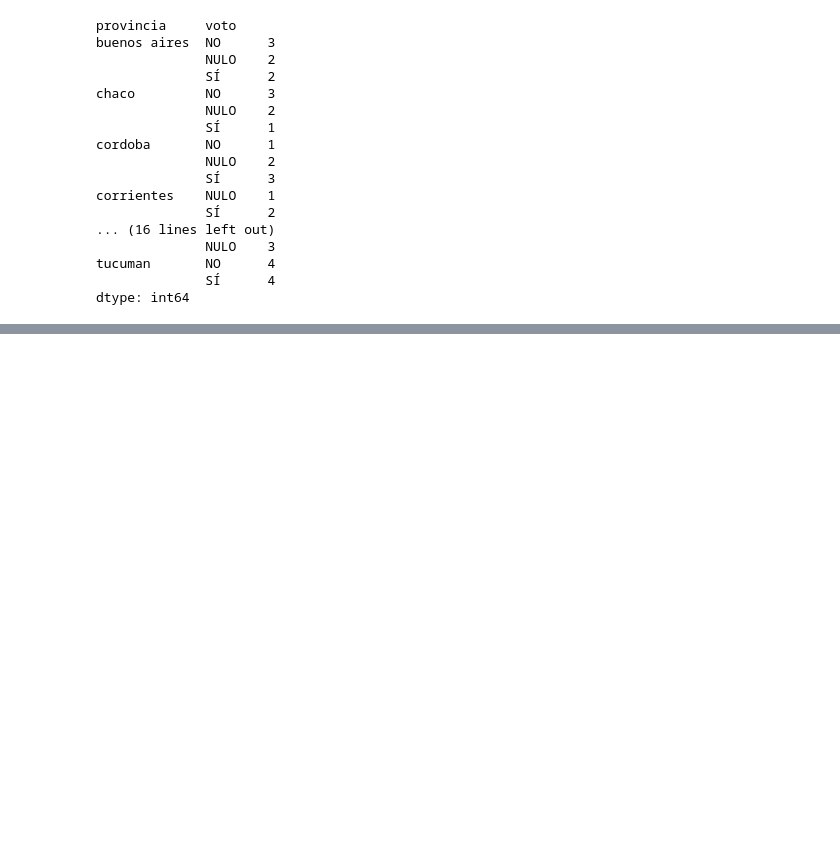
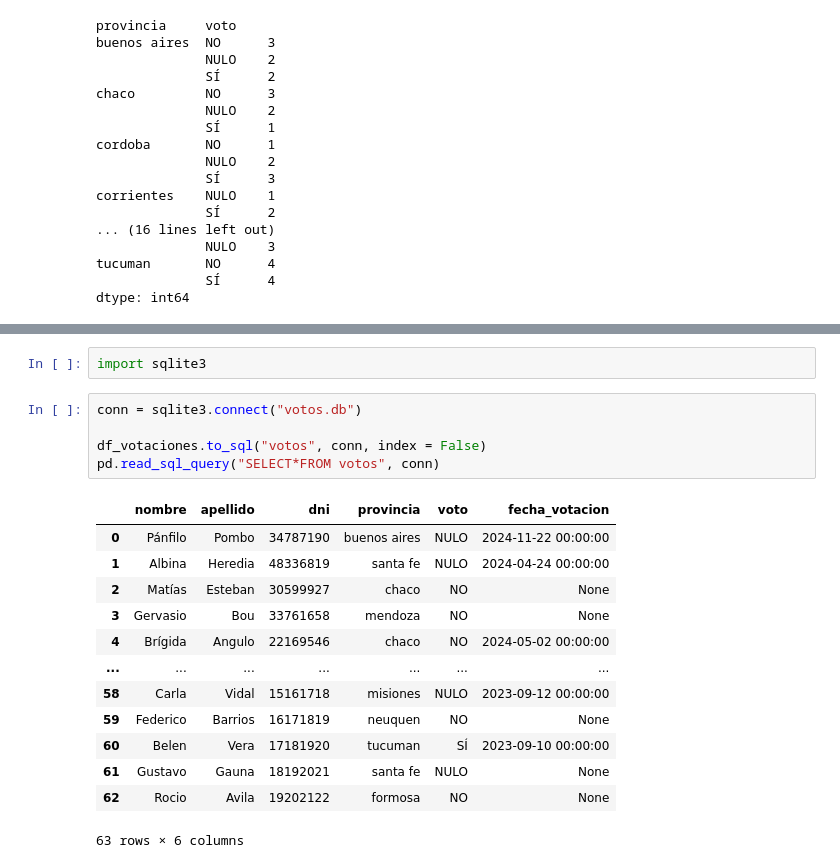
Before and after one commit to tobiasgarcete/parcial1_tlp3_tobias_garcete, a Jupyter notebook: main.ipynb, the cells around one changed output, grey strips where cells are left out. Saved outputs shown, nothing was run; the diff lists cells and outputs as text; blank space fills up the shorter version.

```diff
--- a/main.ipynb
+++ b/main.ipynb
@@ -193,0 +220,21 @@ dtype: int64
+# %%
+import sqlite3
+# %%
+conn = sqlite3.connect("votos.db")
+
+df_votaciones.to_sql("votos", conn, index = False)
+pd.read_sql_query("SELECT*FROM votos", conn)
+# %% [output]
+|  | nombre | apellido | dni | provincia | voto | fecha_votacion |
+| 0 | Pánfilo | Pombo | 34787190 | buenos aires | NULO | 2024-11-22 00:00:00 |
+| 1 | Albina | Heredia | 48336819 | santa fe | NULO | 2024-04-24 00:00:00 |
+| 2 | Matías | Esteban | 30599927 | chaco | NO | None |
+| 3 | Gervasio | Bou | 33761658 | mendoza | NO | None |
+| 4 | Brígida | Angulo | 22169546 | chaco | NO | 2024-05-02 00:00:00 |
+| ... | ... | ... | ... | ... | ... | ... |
+| 58 | Carla | Vidal | 15161718 | misiones | NULO | 2023-09-12 00:00:00 |
+| 59 | Federico | Barrios | 16171819 | neuquen | NO | None |
+| 60 | Belen | Vera | 17181920 | tucuman | SÍ | 2023-09-10 00:00:00 |
+| 61 | Gustavo | Gauna | 18192021 | santa fe | NULO | None |
+| 62 | Rocio | Avila | 19202122 | formosa | NO | None |
+63 rows × 6 columns
```
Also changed, not shown: parts of 4 cells of this notebook, 1 other file.
